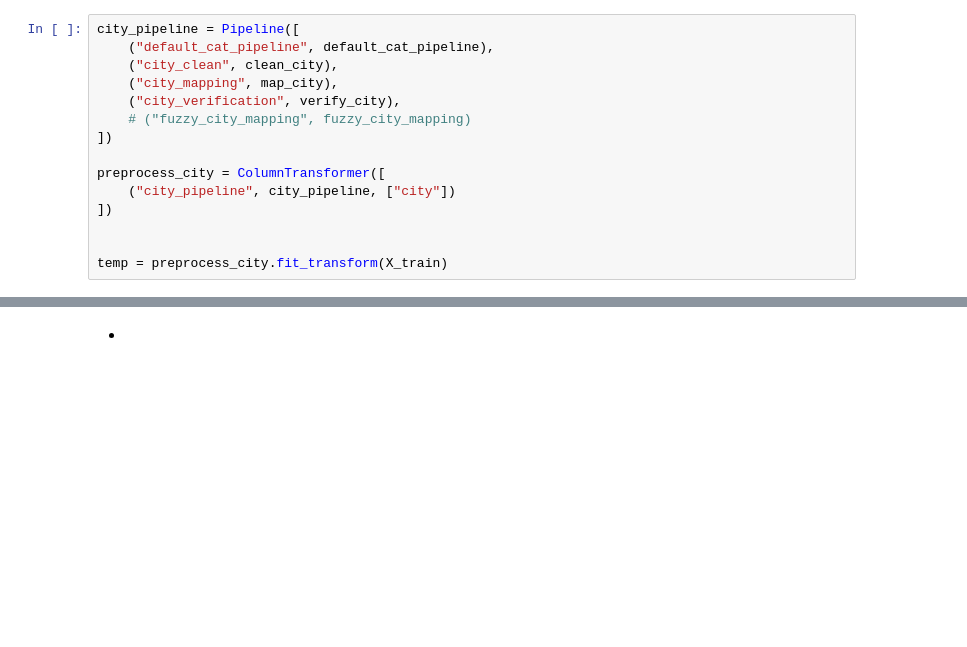
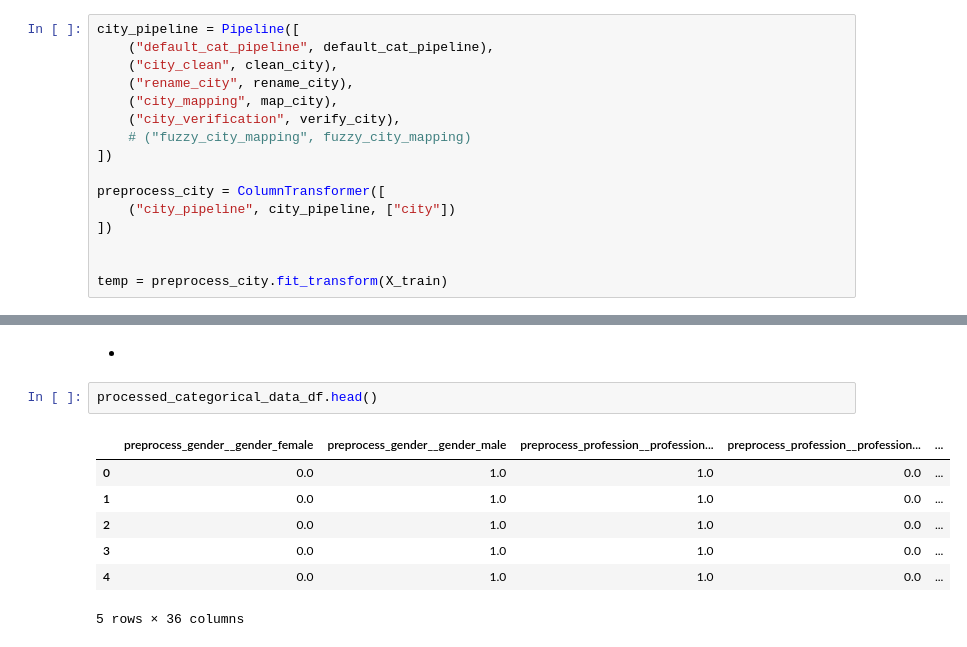
Before and after one commit to gaurangdave/mental_health_ml, a Jupyter notebook: notebooks/02_data_preparation.ipynb, the cells around one changed output, grey strips where cells are left out. Drawn from its saved outputs; the diff is of its cells as text; blank space fills up the shorter version.

```diff
--- a/notebooks/02_data_preparation.ipynb
+++ b/notebooks/02_data_preparation.ipynb
@@ -843,6 +855,7 @@ verify_city = FunctionTransformer(verify_city_fn, feature_names_out="one-to-one"
 city_pipeline = Pipeline([
     ("default_cat_pipeline", default_cat_pipeline),
     ("city_clean", clean_city),
+    ("rename_city", rename_city),
     ("city_mapping", map_city),
     ("city_verification", verify_city),
     # ("fuzzy_city_mapping", fuzzy_city_mapping)
@@ -1456,3 +1637,13 @@ processed_numerical_data_df.head()
 | 4 | 0.0 | 1.0 | 0.0 | 0.0 | ... |
 # %% [markdown]
 *
+# %%
+processed_categorical_data_df.head()
+# %% [output]
+|  | preprocess_gender__gender_female | preprocess_gender__gender_male | preprocess_profession__profession... | preprocess_profession__profession... | ... |
+| 0 | 0.0 | 1.0 | 1.0 | 0.0 | ... |
+| 1 | 0.0 | 1.0 | 1.0 | 0.0 | ... |
+| 2 | 0.0 | 1.0 | 1.0 | 0.0 | ... |
+| 3 | 0.0 | 1.0 | 1.0 | 0.0 | ... |
+| 4 | 0.0 | 1.0 | 1.0 | 0.0 | ... |
+5 rows × 36 columns
```
Also changed, not shown: parts of 24 cells of this notebook.
